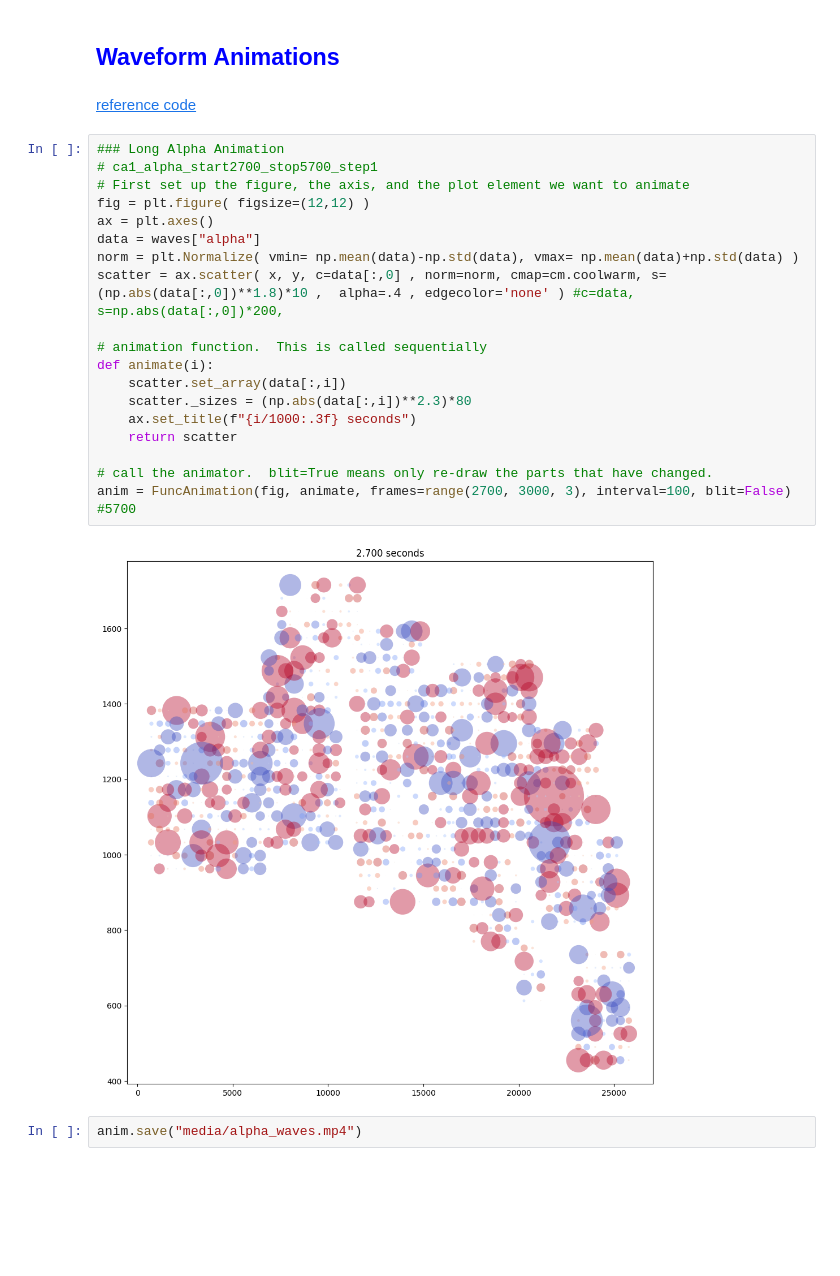
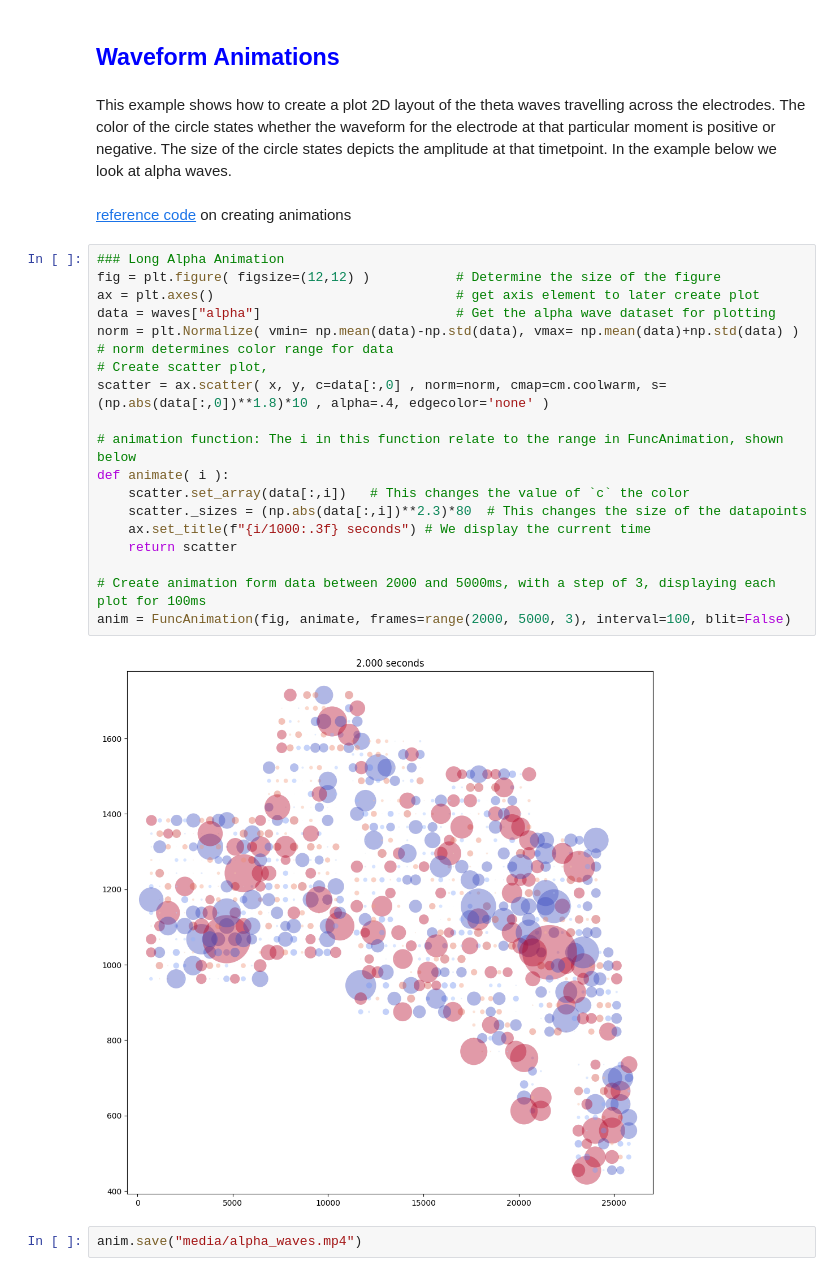
Before and after one commit to braingeneers/midbrain_parkinsons, a Jupyter notebook: tutorials/raw_data/3_animations.ipynb, the cells around one changed output. Cells and saved outputs as stored; diff of their text form; blank space fills up the shorter version.

Commit message:
added description to tutorial

```diff
--- a/tutorials/raw_data/3_animations.ipynb
+++ b/tutorials/raw_data/3_animations.ipynb
@@ -74,29 +74,30 @@ for i in range(0,600,100):
 # <font color="blue"> Animations
 # %% [markdown]
 ## <font color="blue"> Waveform Animations
+# %% [markdown]
+This example shows how to create a plot 2D layout of the theta waves travelling across the electrodes. The color of the circle states whether the waveform for the electrode at that particular moment is positive or negative. The size of the circle states depicts the amplitude at that timetpoint. In the example below we look at alpha waves.
 # %% [markdown]
-[reference code](https://jakevdp.github.io/blog/2012/08/18/matplotlib-animation-tutorial/)
+[reference code](https://jakevdp.github.io/blog/2012/08/18/matplotlib-animation-tutorial/) on creating animations
 # %%
 ### Long Alpha Animation
-# ca1_alpha_start2700_stop5700_step1
-# First set up the figure, the axis, and the plot element we want to animate
-fig = plt.figure( figsize=(12,12) )
-ax = plt.axes()
-data = waves["alpha"]
-norm = plt.Normalize( vmin= np.mean(data)-np.std(data), vmax= np.mean(data)+np.std(data) )
-scatter = ax.scatter( x, y, c=data[:,0] , norm=norm, cmap=cm.coolwarm, s=(np.abs(data[:,0])**1.8)*10 ,  alpha=.4 , edgecolor='none' ) #c=data,  s=np.abs(data[:,0])*200,
+fig = plt.figure( figsize=(12,12) )           # Determine the size of the figure
+ax = plt.axes()                               # get axis element to later create plot
+data = waves["alpha"]                         # Get the alpha wave dataset for plotting
+norm = plt.Normalize( vmin= np.mean(data)-np.std(data), vmax= np.mean(data)+np.std(data) ) # norm determines color range for data
+# Create scatter plot,
+scatter = ax.scatter( x, y, c=data[:,0] , norm=norm, cmap=cm.coolwarm, s=(np.abs(data[:,0])**1.8)*10 , alpha=.4, edgecolor='none' )
 
-# animation function.  This is called sequentially
-def animate(i):
-    scatter.set_array(data[:,i])
-    scatter._sizes = (np.abs(data[:,i])**2.3)*80
-    ax.set_title(f"{i/1000:.3f} seconds")
+# animation function: The i in this function relate to the range in FuncAnimation, shown below
+def animate( i ):
+    scatter.set_array(data[:,i])   # This changes the value of `c` the color
+    scatter._sizes = (np.abs(data[:,i])**2.3)*80  # This changes the size of the datapoints
+    ax.set_title(f"{i/1000:.3f} seconds") # We display the current time
     return scatter
 
-# call the animator.  blit=True means only re-draw the parts that have changed.
-anim = FuncAnimation(fig, animate, frames=range(2700, 3000, 3), interval=100, blit=False)  #5700
+# Create animation form data between 2000 and 5000ms, with a step of 3, displaying each plot for 100ms
+anim = FuncAnimation(fig, animate, frames=range(2000, 5000, 3), interval=100, blit=False)
 # %% [output]
-[figure, old version]
+[figure, new version]
 # %%
 anim.save("media/alpha_waves.mp4")
 # %%
```
Also changed, not shown: parts of 4 cells of this notebook.
